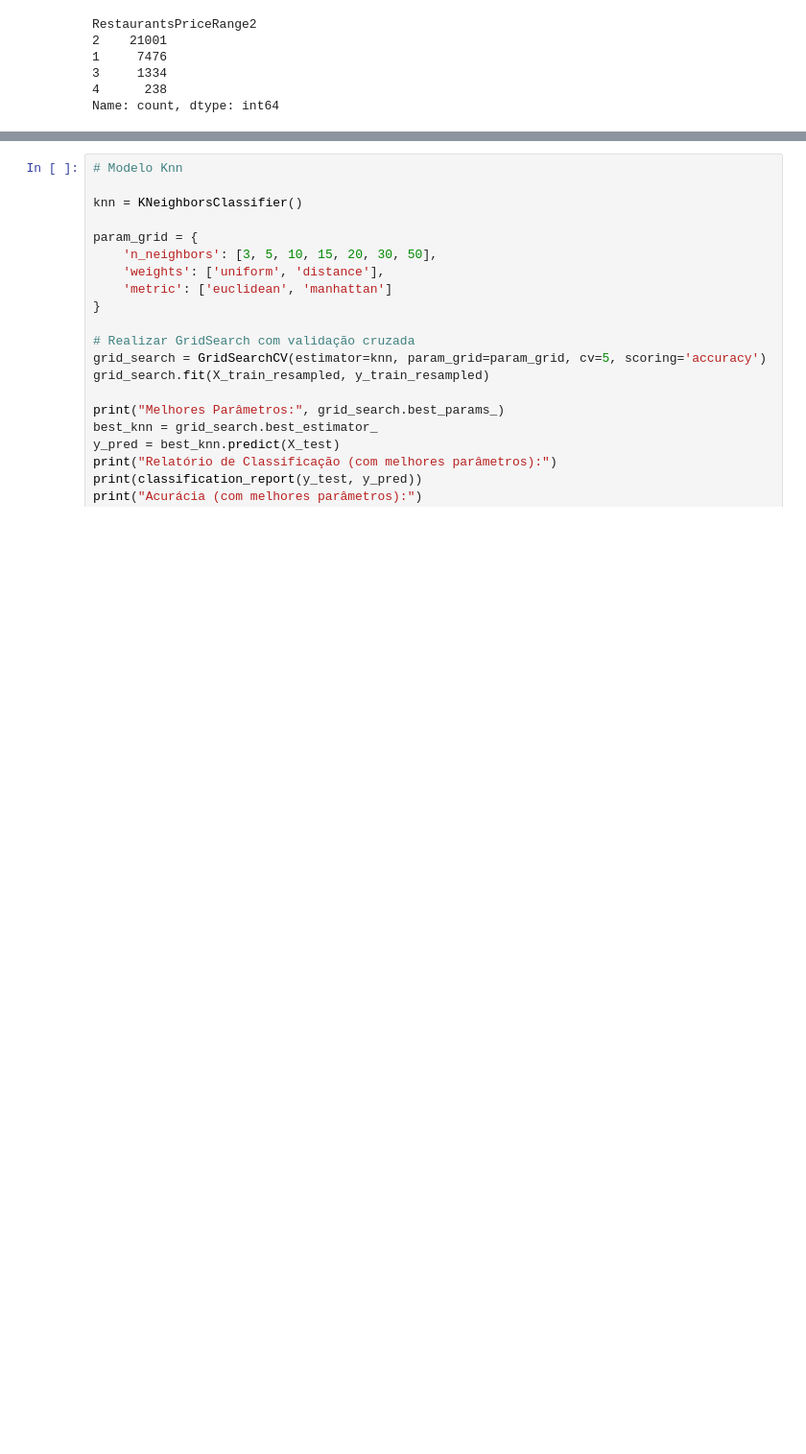
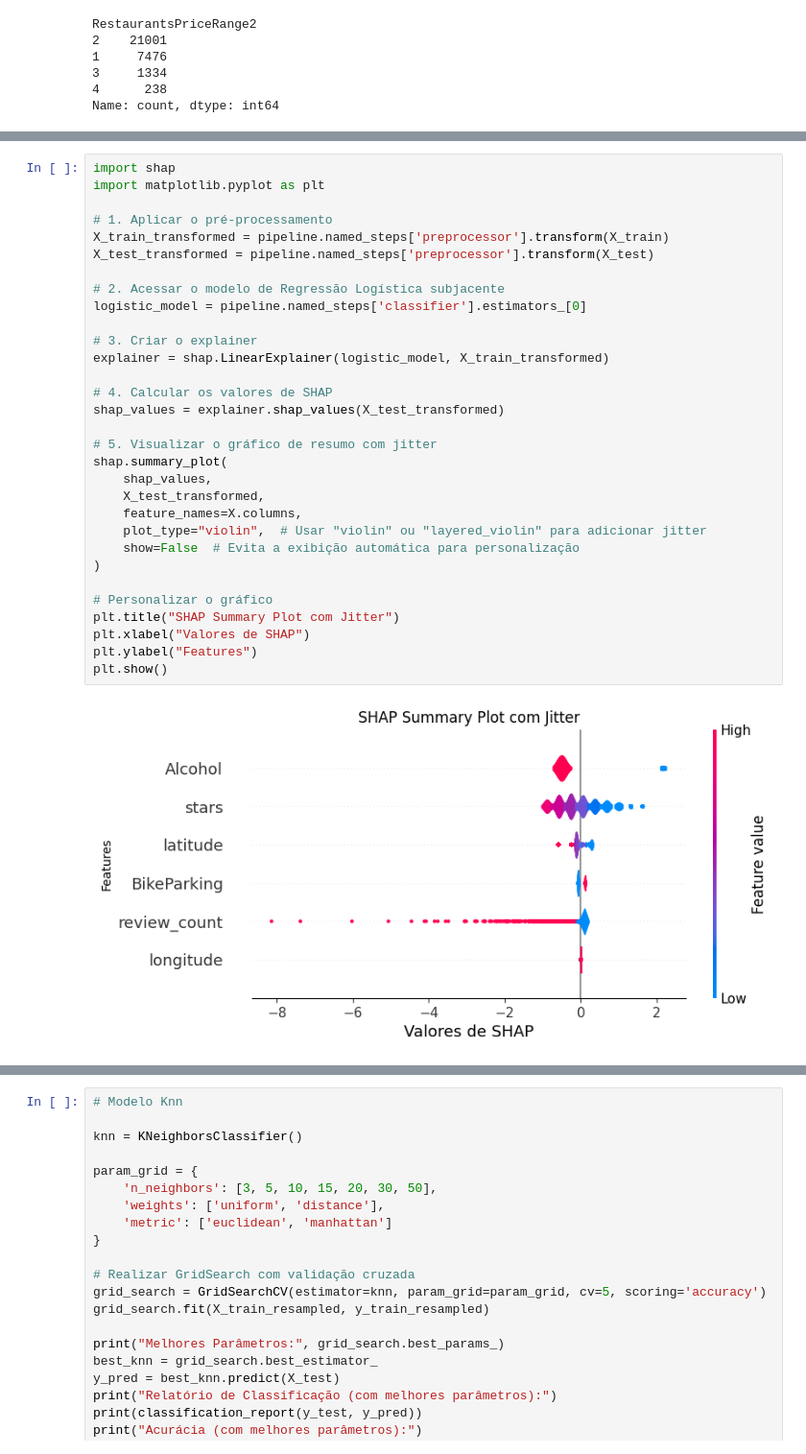
Before and after one commit to ste-coding/pisi3-grupo05, a Jupyter notebook: machine-learning/classification_2.ipynb, the cells around one changed output, grey strips where cells are left out. Shown at 96% size. Drawn from its saved outputs; the diff is of its cells as text; blank space fills up the shorter version.

```diff
--- a/machine-learning/classification_2.ipynb
+++ b/machine-learning/classification_2.ipynb
@@ -150 +212,34 @@ Name: count, dtype: int64
+# %%
+import shap
+import matplotlib.pyplot as plt
+
+# 1. Aplicar o pré-processamento
+X_train_transformed = pipeline.named_steps['preprocessor'].transform(X_train)
+X_test_transformed = pipeline.named_steps['preprocessor'].transform(X_test)
+
+# 2. Acessar o modelo de Regressão Logística subjacente
+logistic_model = pipeline.named_steps['classifier'].estimators_[0]
+
+# 3. Criar o explainer
+explainer = shap.LinearExplainer(logistic_model, X_train_transformed)
+
+# 4. Calcular os valores de SHAP
+shap_values = explainer.shap_values(X_test_transformed)
+
+# 5. Visualizar o gráfico de resumo com jitter
+shap.summary_plot(
+    shap_values,
+    X_test_transformed,
+    feature_names=X.columns,
+    plot_type="violin",  # Usar "violin" ou "layered_violin" para adicionar jitter
+    show=False  # Evita a exibição automática para personalização
+)
+
+# Personalizar o gráfico
+plt.title("SHAP Summary Plot com Jitter")
+plt.xlabel("Valores de SHAP")
+plt.ylabel("Features")
+plt.show()
+# %% [output]
+[figure, added]
 # %%
```
Also changed, not shown: parts of 7 cells of this notebook.
